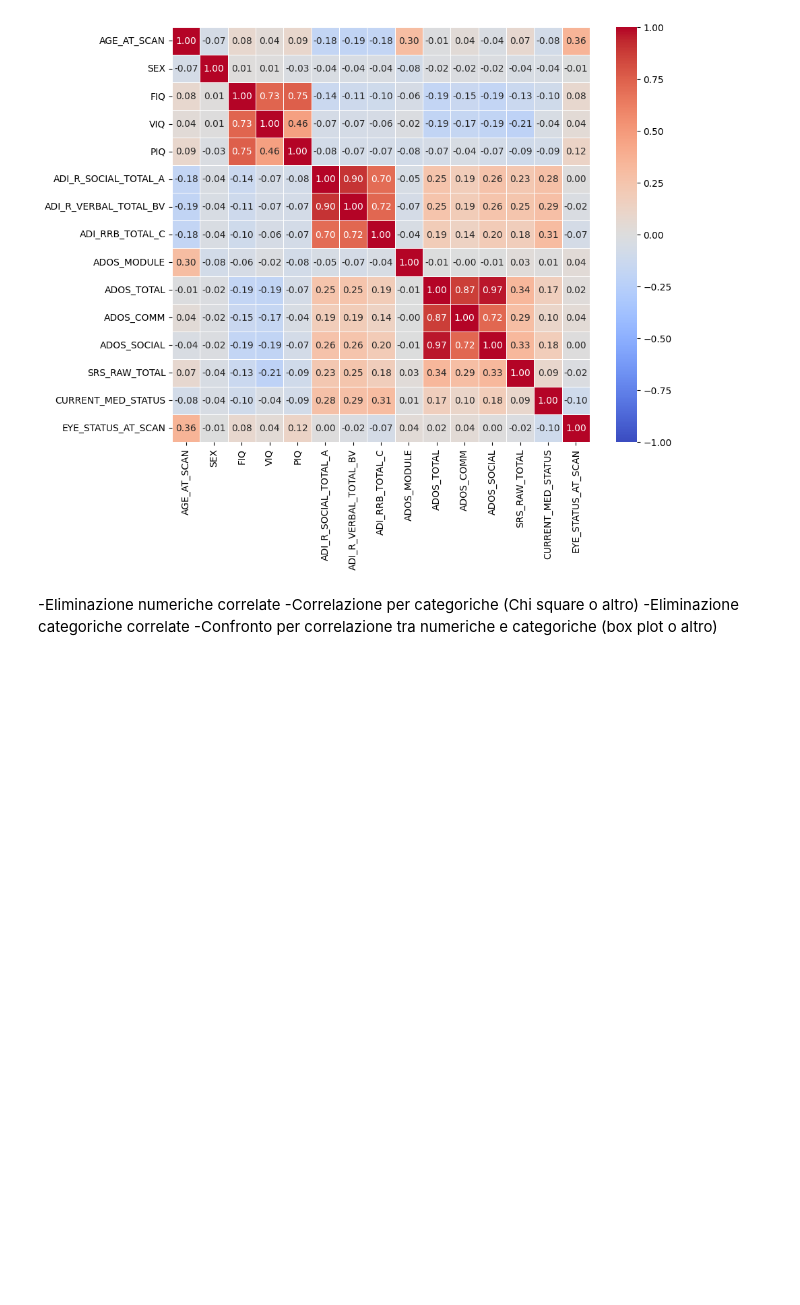
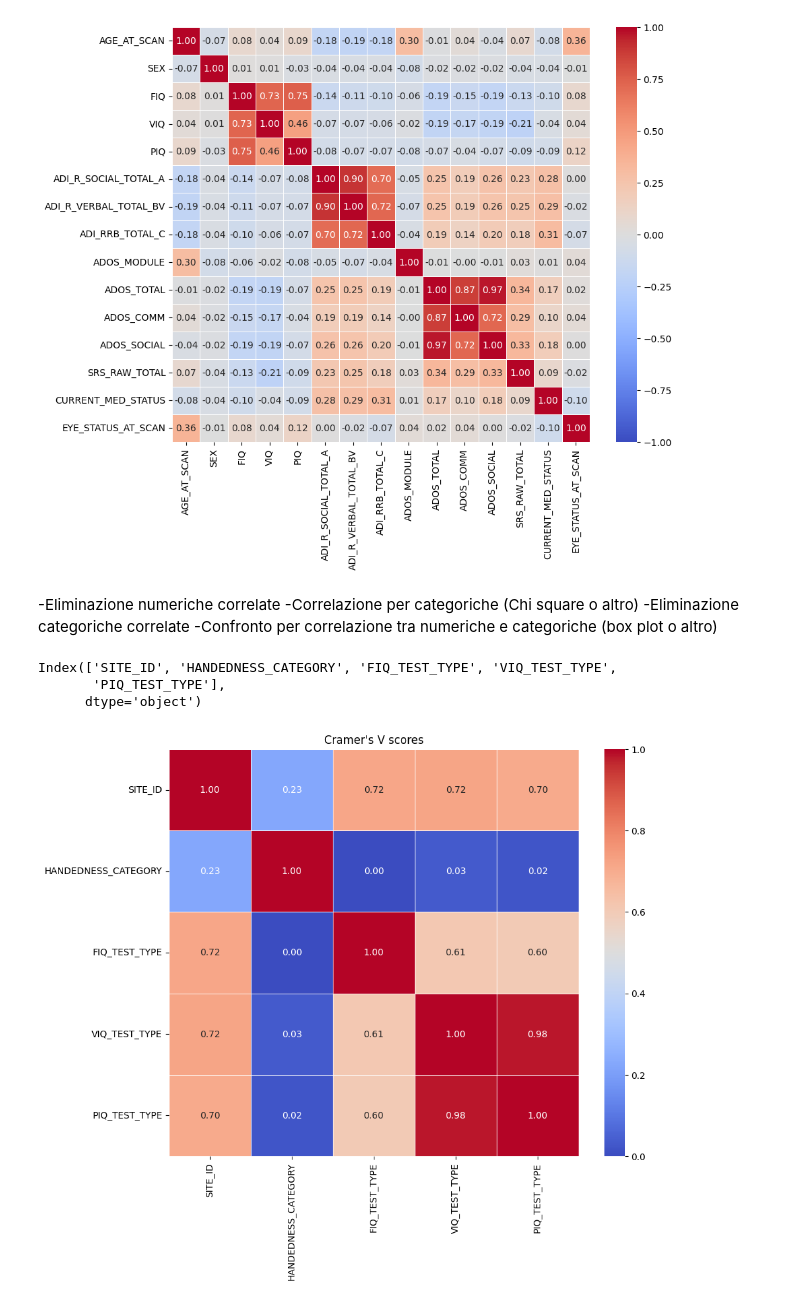
Before and after one commit to AuraNatale/AutismDataMining, a Jupyter notebook: Source Code/data_exploration_neworder.ipynb, the cells around one changed output. Cells and saved outputs as stored; diff of their text form; code cells hidden in the pictures; blank space fills up the shorter version.

Commit message:
Correlation btw categoricals

```diff
--- a/Source Code/data_exploration_neworder.ipynb
+++ b/Source Code/data_exploration_neworder.ipynb
@@ -902,3 +1011,32 @@ plt.show()
 -Correlazione per categoriche (Chi square o altro)
 -Eliminazione categoriche correlate
 -Confronto per correlazione tra numeriche e categoriche (box plot o altro)
+# %%
+
+
+
+# Example usage
+numeric_columns, categorical_columns, ASD_phenotypic_original = of.select_columns(ASD_phenotypic_normalized)
+print(categorical_columns)
+
+# Compute Cramer's V for every pair of features
+cramer_v_scores = pd.DataFrame(index=categorical_columns, columns=categorical_columns)
+for feature1 in categorical_columns:
+    for feature2 in categorical_columns:
+        cramer_v = of.cramers_v(ASD_phenotypic_normalized[feature1], ASD_phenotypic_normalized[feature2])
+        cramer_v_scores.loc[feature1, feature2] = cramer_v
+
+# Plot heatmap of Cramer's V scores
+plt.figure(figsize=(10, 8))
+sns.heatmap(cramer_v_scores.astype(float),
+            annot=True,
+            linewidths=.5,
+            fmt='.2f',
+            cmap="coolwarm")
+plt.title("Cramer's V scores")
+plt.show()
+# %% [output]
+Index(['SITE_ID', 'HANDEDNESS_CATEGORY', 'FIQ_TEST_TYPE', 'VIQ_TEST_TYPE',
+       'PIQ_TEST_TYPE'],
+      dtype='object')
+[figure, added]
```
Also changed, not shown: parts of 12 cells of this notebook, 1 other file.
